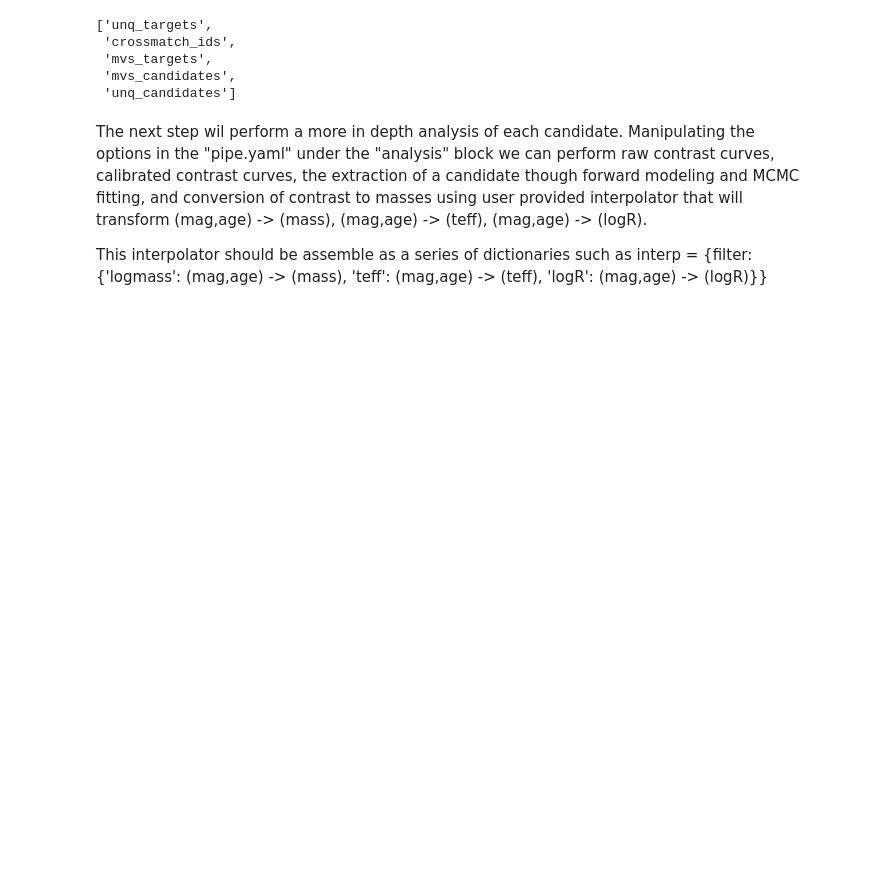
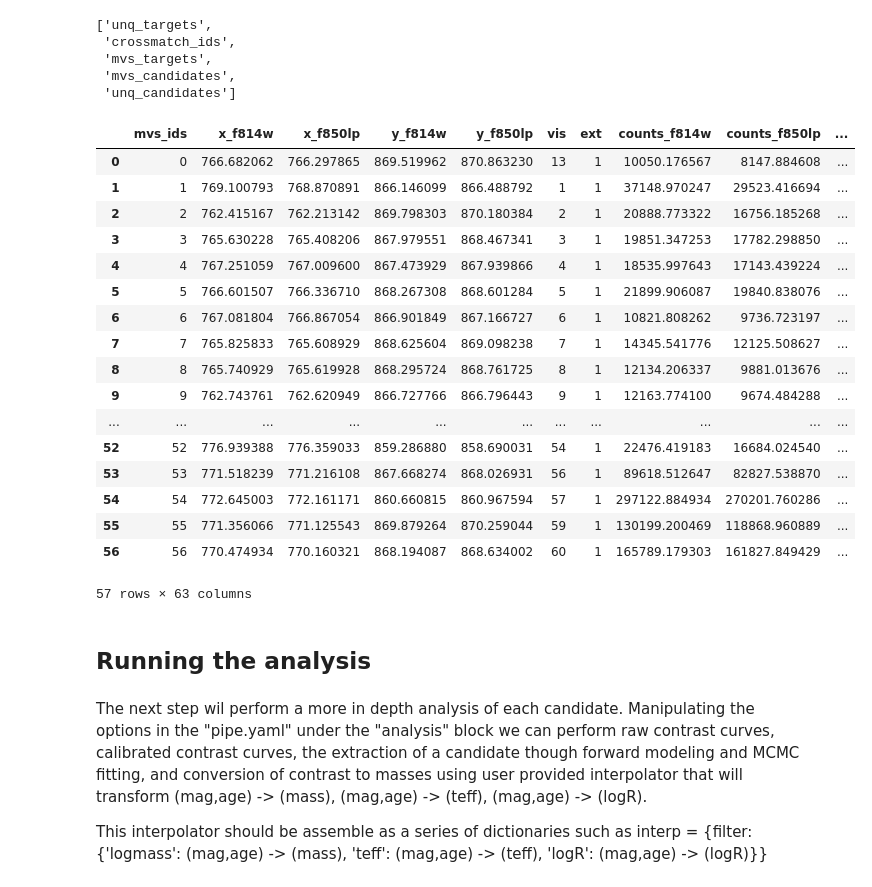
Before and after one commit to strampelligiovanni/StraKLIP, a Jupyter notebook: docs/source/tutorials/tutorial_analysis.ipynb, the cells around one changed output. Drawn from its saved outputs; the diff is of its cells as text; code cells hidden in the pictures; blank space fills up the shorter version.

Commit message:
compiled version of the tutorials

```diff
--- a/docs/source/tutorials/tutorial_analysis.ipynb
+++ b/docs/source/tutorials/tutorial_analysis.ipynb
@@ -21,8 +24,8 @@ getLogger('straklip', setup=True, logfile=os.environ['SHARED_LOG_FILE'],debu=Fal
 For this tutorial we will start form the previously generated dataframes from the pipeline.
 Note that in the pipe.yaml, we use unq_ids_list: [52] so the pipeline will run the reduction only on this target, to showcase the pipelien and save time and space.
 # %%
-pipe_cfg='/Users/gstrampelli/StraKLIP/Tutorial/pipeline_logs/pipe.yaml' #or where these files are
-data_cfg='/Users/gstrampelli/StraKLIP/Tutorial/pipeline_logs/data.yaml'
+pipe_cfg='/Users/gstrampelli/PycharmProjects/StraKLIP_tutorial_test/pipeline_logs/pipe.yaml' #or where these files are
+data_cfg='/Users/gstrampelli/PycharmProjects/StraKLIP_tutorial_test/pipeline_logs/data.yaml'
 pipe_cfg = config.configure_pipeline(pipe_cfg,pipe_cfg=pipe_cfg,data_cfg=data_cfg,dt_string=datetime.now().strftime("%d/%m/%Y %H:%M:%S"))
 data_cfg = config.configure_data(data_cfg,pipe_cfg)
 # %% [output]
@@ -67,6 +72,29 @@ DF.keys
  'mvs_targets',
  'mvs_candidates',
  'unq_candidates']
+# %%
+DF.mvs_targets_df
+# %% [output]
+|  | mvs_ids | x_f814w | x_f850lp | y_f814w | y_f850lp | vis | ext | counts_f814w | counts_f850lp | ... |
+| 0 | 0 | 766.682062 | 766.297865 | 869.519962 | 870.863230 | 13 | 1 | 10050.176567 | 8147.884608 | ... |
+| 1 | 1 | 769.100793 | 768.870891 | 866.146099 | 866.488792 | 1 | 1 | 37148.970247 | 29523.416694 | ... |
+| 2 | 2 | 762.415167 | 762.213142 | 869.798303 | 870.180384 | 2 | 1 | 20888.773322 | 16756.185268 | ... |
+| 3 | 3 | 765.630228 | 765.408206 | 867.979551 | 868.467341 | 3 | 1 | 19851.347253 | 17782.298850 | ... |
+| 4 | 4 | 767.251059 | 767.009600 | 867.473929 | 867.939866 | 4 | 1 | 18535.997643 | 17143.439224 | ... |
+| 5 | 5 | 766.601507 | 766.336710 | 868.267308 | 868.601284 | 5 | 1 | 21899.906087 | 19840.838076 | ... |
+| 6 | 6 | 767.081804 | 766.867054 | 866.901849 | 867.166727 | 6 | 1 | 10821.808262 | 9736.723197 | ... |
+| 7 | 7 | 765.825833 | 765.608929 | 868.625604 | 869.098238 | 7 | 1 | 14345.541776 | 12125.508627 | ... |
+| 8 | 8 | 765.740929 | 765.619928 | 868.295724 | 868.761725 | 8 | 1 | 12134.206337 | 9881.013676 | ... |
+| 9 | 9 | 762.743761 | 762.620949 | 866.727766 | 866.796443 | 9 | 1 | 12163.774100 | 9674.484288 | ... |
+| ... | ... | ... | ... | ... | ... | ... | ... | ... | ... | ... |
+| 52 | 52 | 776.939388 | 776.359033 | 859.286880 | 858.690031 | 54 | 1 | 22476.419183 | 16684.024540 | ... |
+| 53 | 53 | 771.518239 | 771.216108 | 867.668274 | 868.026931 | 56 | 1 | 89618.512647 | 82827.538870 | ... |
+| 54 | 54 | 772.645003 | 772.161171 | 860.660815 | 860.967594 | 57 | 1 | 297122.884934 | 270201.760286 | ... |
+| 55 | 55 | 771.356066 | 771.125543 | 869.879264 | 870.259044 | 59 | 1 | 130199.200469 | 118868.960889 | ... |
+| 56 | 56 | 770.474934 | 770.160321 | 868.194087 | 868.634002 | 60 | 1 | 165789.179303 | 161827.849429 | ... |
+57 rows × 63 columns
+# %% [markdown]
+## Running the analysis
 # %% [markdown]
 The next step wil perform a more in depth analysis of each candidate. Manipulating the options in the "pipe.yaml" under the "analysis" block we can perform raw contrast curves, calibrated contrast curves, the extraction of a candidate though forward modeling and MCMC fitting, and conversion of contrast to masses using user provided interpolator that will transform (mag,age) -> (mass), (mag,age) -> (teff), (mag,age) -> (logR).
 
```
Also changed, not shown: parts of 9 cells of this notebook, 3 other files.
